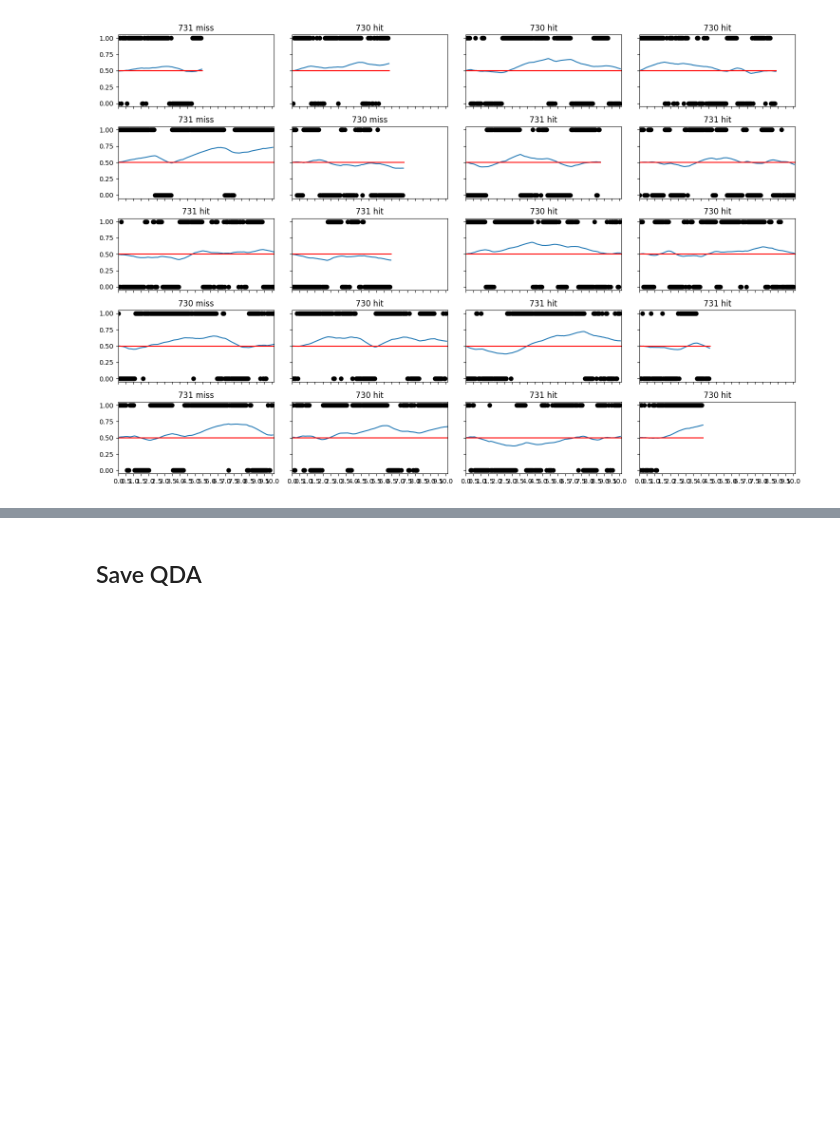
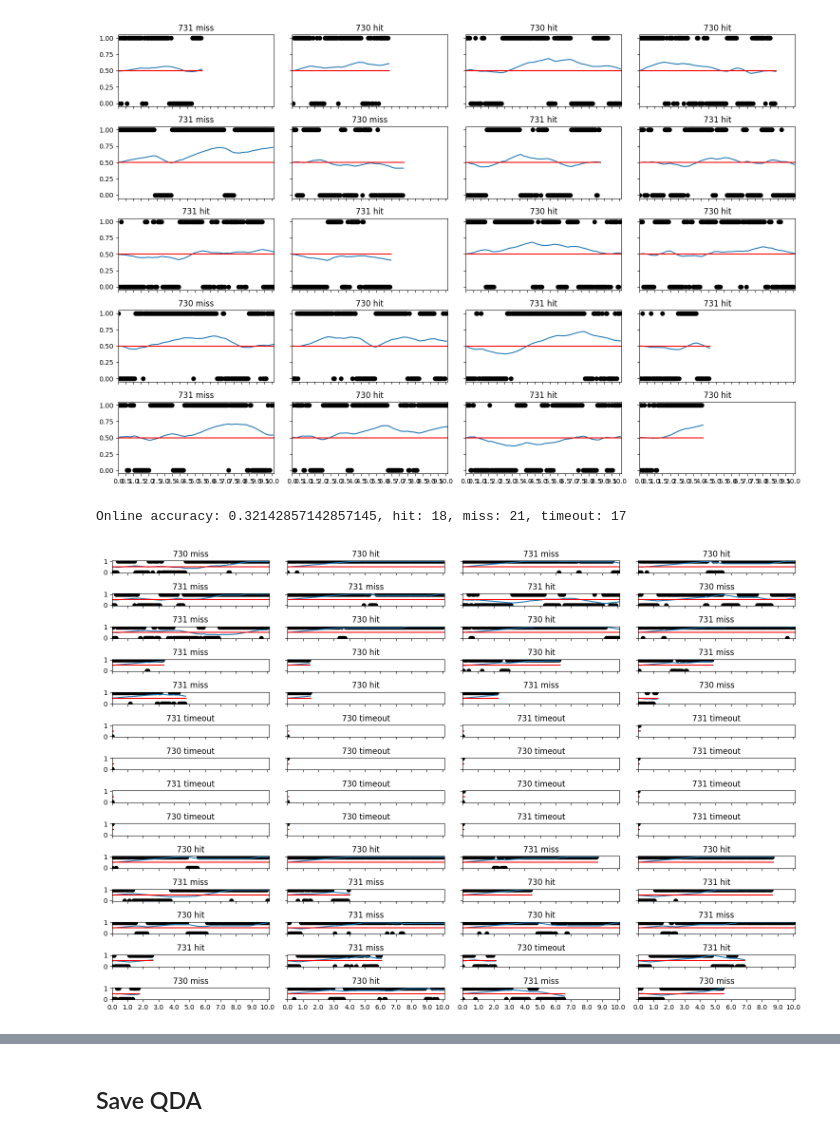
Before and after one commit to neurorobotics-iaslab/qda_cvsa, a Jupyter notebook: tried/decoders_lb.ipynb, the cells around one changed output, grey strips where cells are left out. Cells and saved outputs as stored; diff of their text form; code cells hidden in the pictures; blank space fills up the shorter version.

```diff
--- a/tried/decoders_lb.ipynb
+++ b/tried/decoders_lb.ipynb
@@ -332,7 +342,10 @@ online_test_exponential(model_qda, X_test, y_test, alpha=0.98, ths=[0.55, 0.45],
 Online accuracy: 0.75, hit: 15, miss: 5, timeout: 0
 [figure]
 # %%
-online_test_integrator_buffer(model_qda, X_test, y_test, buffer_size=64, ths=[0.55, 0.45])
+online_test_integrator_buffer(model_qda, X_test, y_test, buffer_size=64, ths=[0.60, 0.40])
+# %% [output]
+Online accuracy: 0.32142857142857145, hit: 18, miss: 21, timeout: 17
+[figure, added]
 # %%
 ## QDA first seconds
 
```
Also changed, not shown: parts of 21 cells of this notebook, 13 other files.
